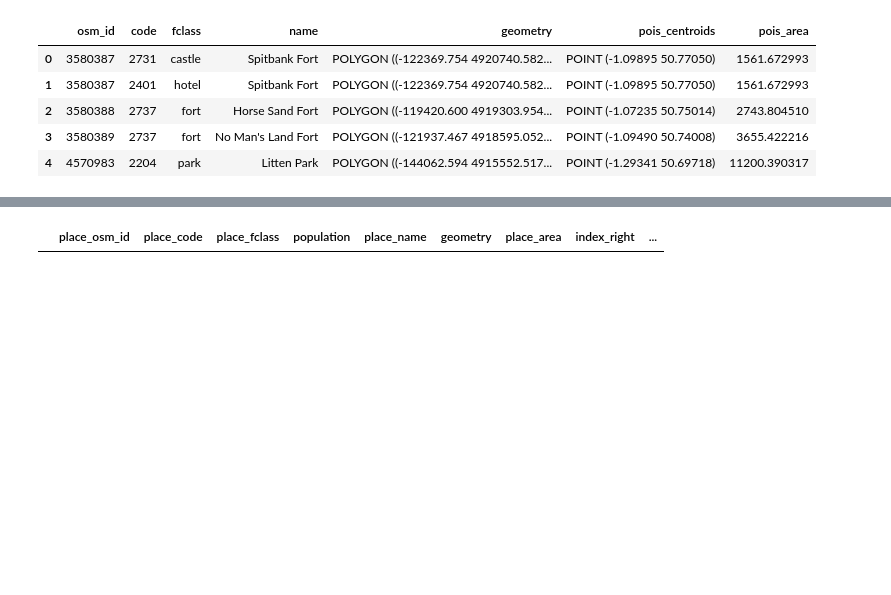
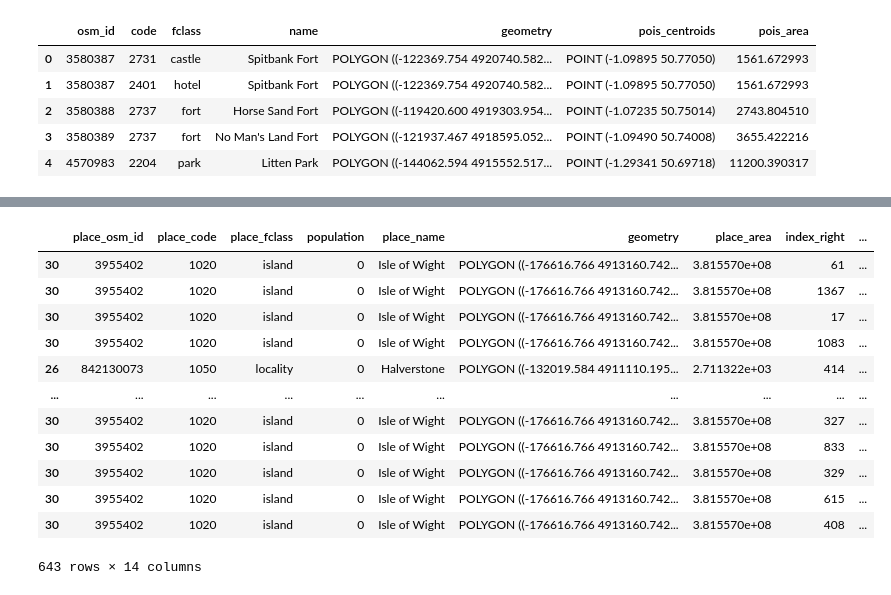
Before and after one commit to vishalydv23/abm, a Jupyter notebook: preprocess_data/data_exploration.ipynb, the cells around one changed output, grey strips where cells are left out. Cells and saved outputs as stored; diff of their text form; code cells hidden in the pictures; blank space fills up the shorter version.

```diff
--- a/preprocess_data/data_exploration.ipynb
+++ b/preprocess_data/data_exploration.ipynb
@@ -102,5 +87,5 @@ places
 # %%
-not_iow = ["Carrevelec","Herm","Sark","Île de Batz","Île-Grande",None]
+not_iow = ["Carrevelec","Herm","Sark","Île de Batz","Île-Grande",np.nan]
 # %%
 places.plot(figsize=(15, 30), column='place_name')
 # %% [output]
@@ -258,5 +271,5 @@ toronto_traffic = toronto_traffic.drop(labels=['index_right'], axis=1)
 # %%
-toronto_pois = gpd.sjoin(toronto, pois, how='inner').sort_values(by='pois_area', ascending=False)
-toronto_pois
+iow_pois = gpd.sjoin(iow, pois, how='inner').sort_values(by='pois_area', ascending=False)
+iow_pois
 # %% [output]
 |  | place_osm_id | place_code | place_fclass | population | place_name | geometry | place_area | index_right | ... |
@@ -263,3 +288,3 @@ toronto_pois
 # %%
-toronto_pois = toronto_pois.drop_duplicates(subset=['pois_name'])
+iow_pois = iow_pois.drop_duplicates(subset=['pois_name'])
 # %%
@@ -267,4 +292,16 @@ toronto_traffic = toronto_traffic.drop_duplicates(subset=['traffic_name'])
 # %%
-toronto_pois
+iow_pois
 # %% [output]
 |  | place_osm_id | place_code | place_fclass | population | place_name | geometry | place_area | index_right | ... |
+| 30 | 3955402 | 1020 | island | 0 | Isle of Wight | POLYGON ((-176616.766 4913160.742... | 3.815570e+08 | 61 | ... |
+| 30 | 3955402 | 1020 | island | 0 | Isle of Wight | POLYGON ((-176616.766 4913160.742... | 3.815570e+08 | 1367 | ... |
+| 30 | 3955402 | 1020 | island | 0 | Isle of Wight | POLYGON ((-176616.766 4913160.742... | 3.815570e+08 | 17 | ... |
+| 30 | 3955402 | 1020 | island | 0 | Isle of Wight | POLYGON ((-176616.766 4913160.742... | 3.815570e+08 | 1083 | ... |
+| 26 | 842130073 | 1050 | locality | 0 | Halverstone | POLYGON ((-132019.584 4911110.195... | 2.711322e+03 | 414 | ... |
+| ... | ... | ... | ... | ... | ... | ... | ... | ... | ... |
+| 30 | 3955402 | 1020 | island | 0 | Isle of Wight | POLYGON ((-176616.766 4913160.742... | 3.815570e+08 | 327 | ... |
+| 30 | 3955402 | 1020 | island | 0 | Isle of Wight | POLYGON ((-176616.766 4913160.742... | 3.815570e+08 | 833 | ... |
+| 30 | 3955402 | 1020 | island | 0 | Isle of Wight | POLYGON ((-176616.766 4913160.742... | 3.815570e+08 | 329 | ... |
+| 30 | 3955402 | 1020 | island | 0 | Isle of Wight | POLYGON ((-176616.766 4913160.742... | 3.815570e+08 | 615 | ... |
+| 30 | 3955402 | 1020 | island | 0 | Isle of Wight | POLYGON ((-176616.766 4913160.742... | 3.815570e+08 | 408 | ... |
+643 rows × 14 columns
```
Also changed, not shown: parts of 34 cells of this notebook, 2 other files.
